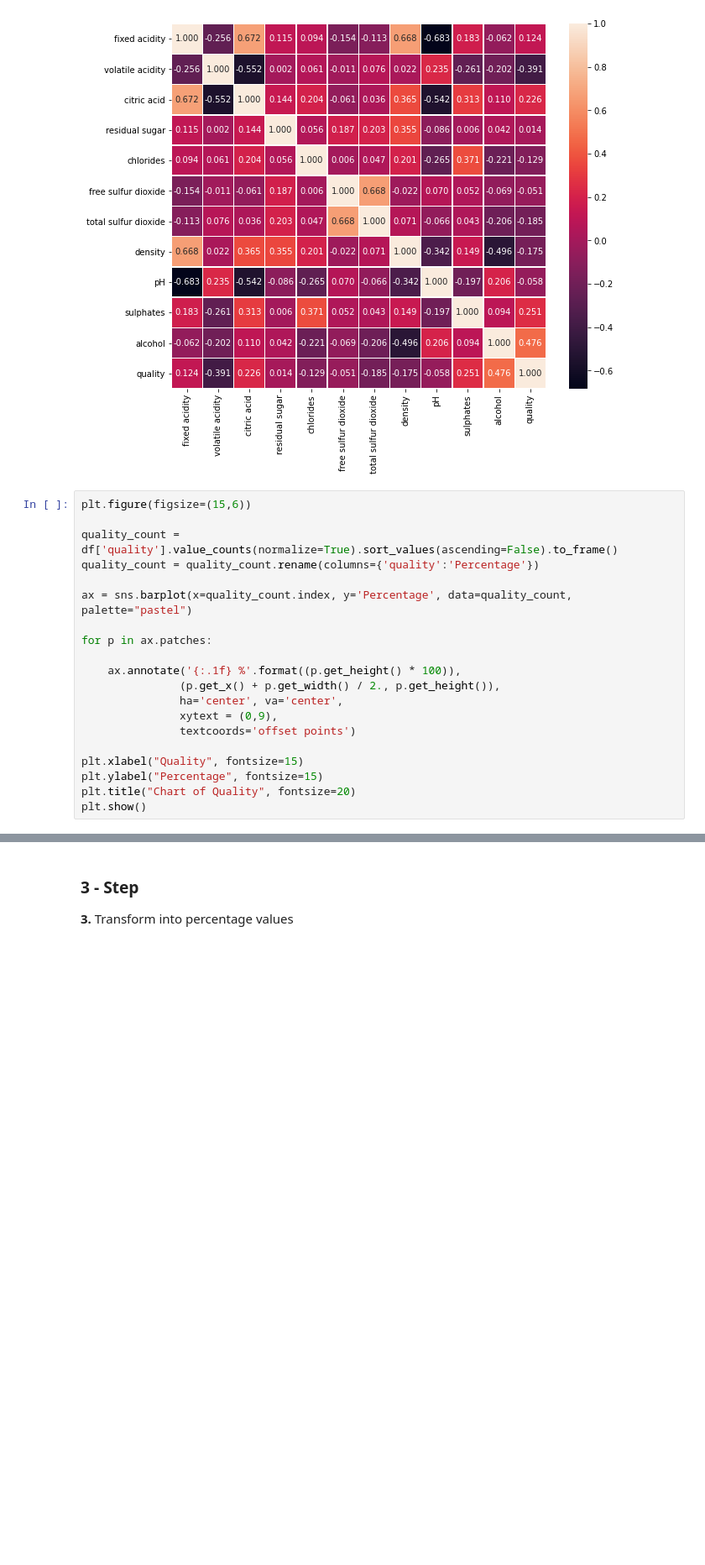
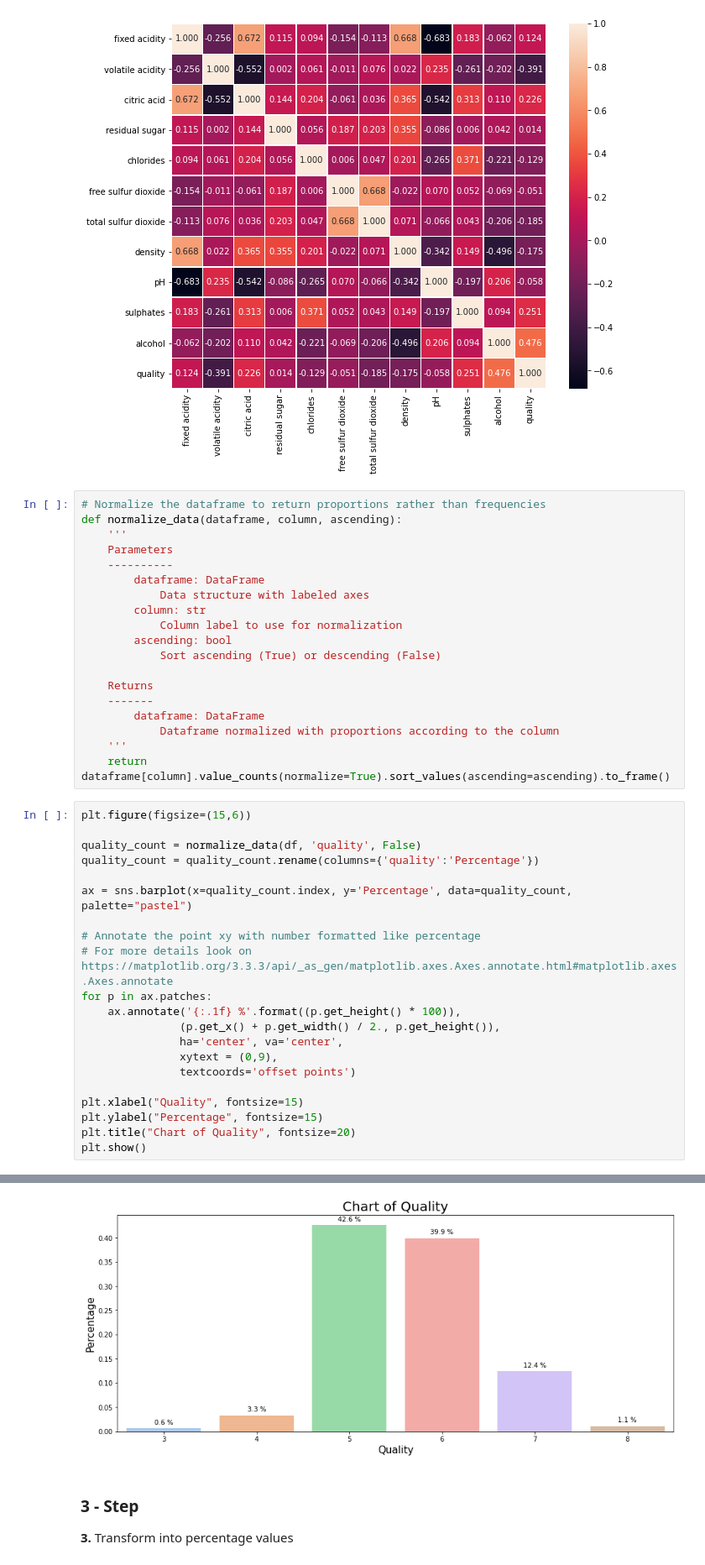
Before and after one commit to FernandoNici/Write-a-data-science-blog-post, a Jupyter notebook: wine-qualty.ipynb, the cells around one changed output, grey strips where cells are left out. Shown at 84% size. Drawn from its saved outputs; the diff is of its cells as text; blank space fills up the shorter version.

```diff
--- a/wine-qualty.ipynb
+++ b/wine-qualty.ipynb
@@ -55,16 +55,36 @@ plt.subplots(figsize=(10, 8))
 sns.heatmap(df.corr(), annot=True, fmt=".3f", linewidths=.5);
 # %% [output]
 [figure]
+# %%
+# Normalize the dataframe to return proportions rather than frequencies
+def normalize_data(dataframe, column, ascending):
+    '''
+    Parameters
+    ----------
+        dataframe: DataFrame
+            Data structure with labeled axes
+        column: str
+            Column label to use for normalization
+        ascending: bool
+            Sort ascending (True) or descending (False)
+
+    Returns
+    -------
+        dataframe: DataFrame
+            Dataframe normalized with proportions according to the column
+    '''
+    return dataframe[column].value_counts(normalize=True).sort_values(ascending=ascending).to_frame()
 # %%
 plt.figure(figsize=(15,6))
 
-quality_count = df['quality'].value_counts(normalize=True).sort_values(ascending=False).to_frame()
+quality_count = normalize_data(df, 'quality', False)
 quality_count = quality_count.rename(columns={'quality':'Percentage'})
 
 ax = sns.barplot(x=quality_count.index, y='Percentage', data=quality_count, palette="pastel")
 
+# Annotate the point xy with number formatted like percentage
+# For more details look on https://matplotlib.org/3.3.3/api/_as_gen/matplotlib.axes.Axes.annotate.html#matplotlib.axes.Axes.annotate
 for p in ax.patches:
-
     ax.annotate('{:.1f} %'.format((p.get_height() * 100)),
                (p.get_x() + p.get_width() / 2., p.get_height()),
                ha='center', va='center',
@@ -81,3 +99,4 @@ plt.show()
+[figure, added]
 # %% [markdown]
 ### 3 - Step
 
```
Also changed, not shown: parts of 5 cells of this notebook, 6 other files.
